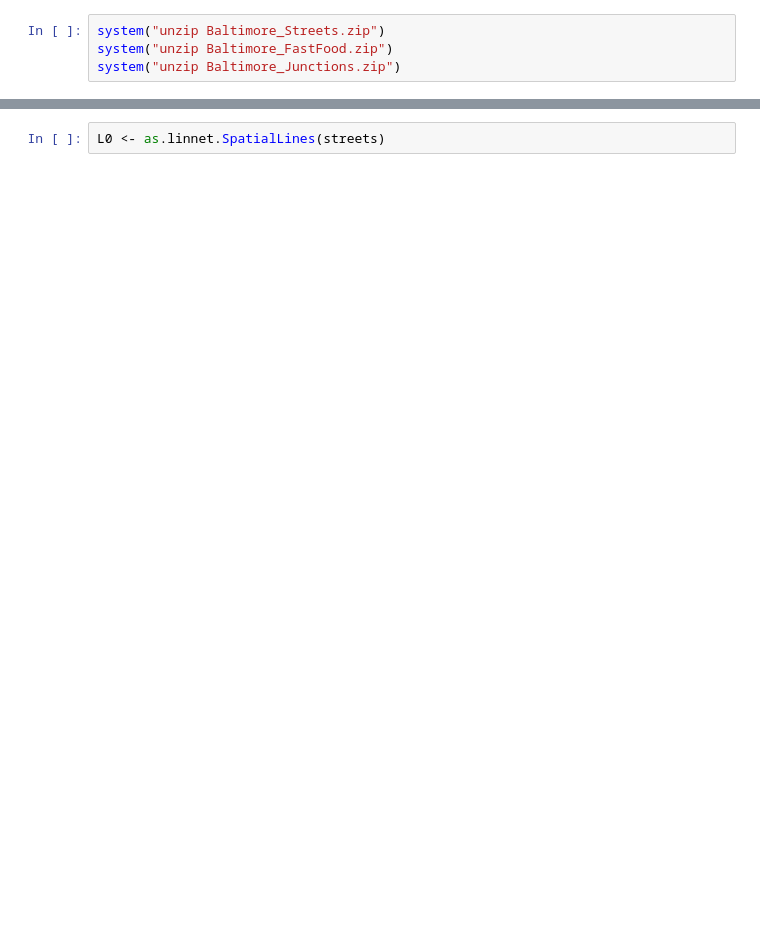
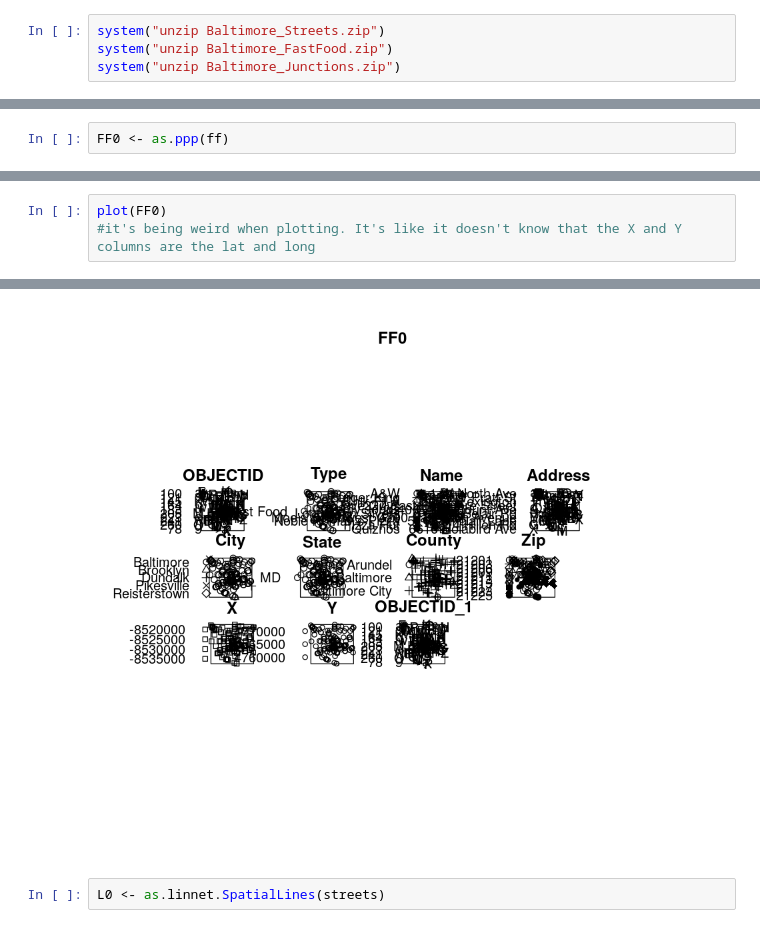
Before and after one commit to joshgoldman4/food-network, a Jupyter notebook: food network/fast food.ipynb, the cells around one changed output, grey strips where cells are left out. Saved outputs shown, nothing was run; the diff lists cells and outputs as text; blank space fills up the shorter version.

```diff
--- a/food network/fast food.ipynb
+++ b/food network/fast food.ipynb
@@ -83,0 +99,2 @@ head(streets@data, n=10)
+# %%
+FF0 <- as.ppp(ff)
@@ -83,0 +122,4 @@ head(streets@data, n=10)
+# %%
+plot(FF0)
+#it's being weird when plotting. It's like it doesn't know that the X and Y columns are the lat and long
+# %% [output]
@@ -84,2 +137,3 @@ head(streets@data, n=10)
+[figure, added]
 # %%
 L0 <- as.linnet.SpatialLines(streets)
```
Also changed, not shown: parts of 17 cells of this notebook, 8 other files.
